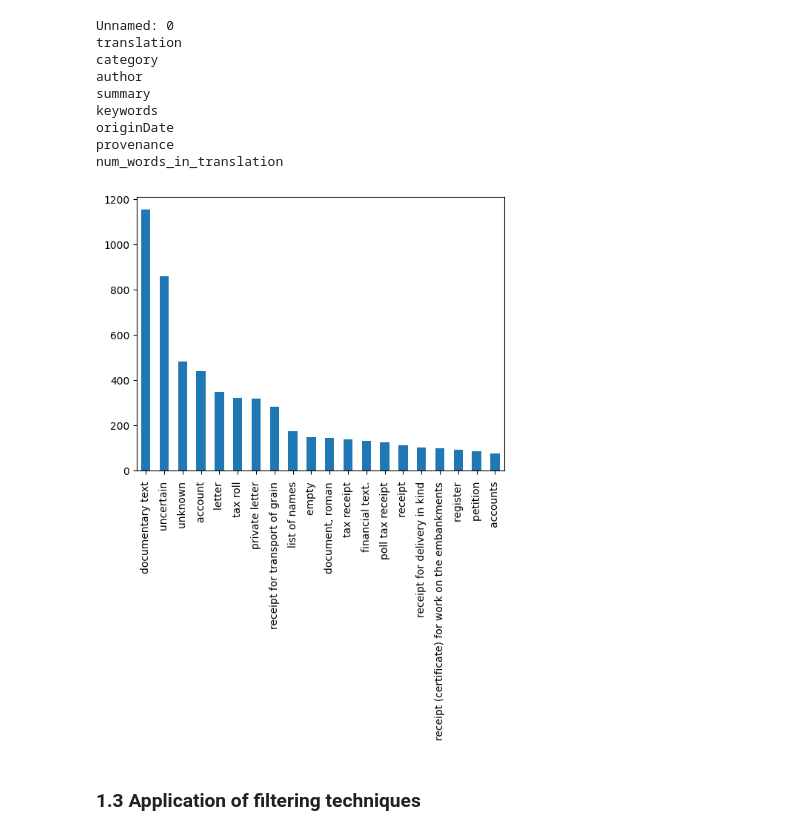
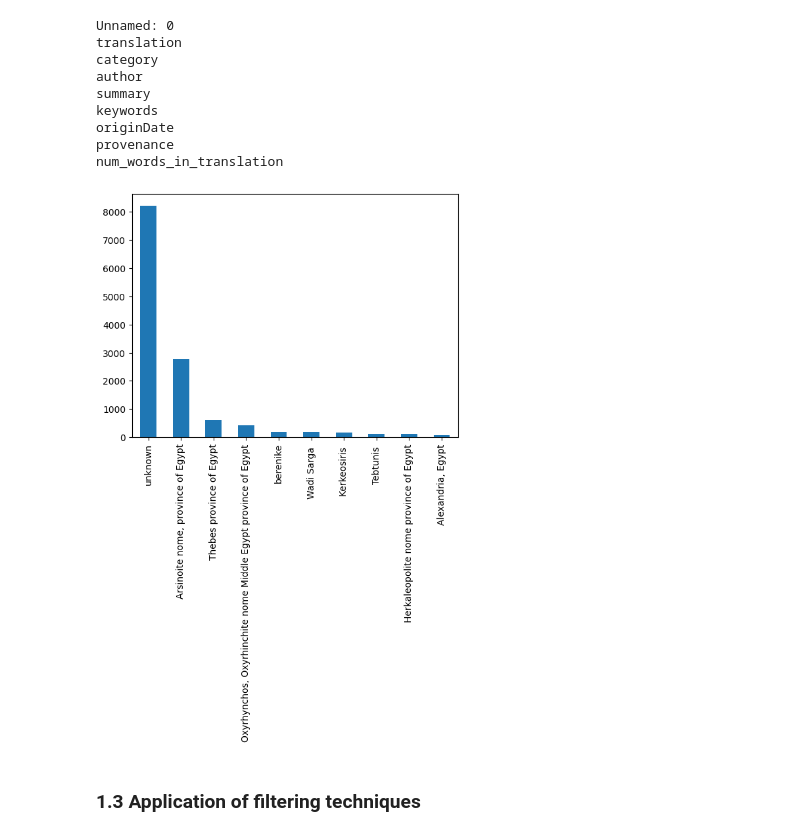
Before and after one commit to auwalsoe/encode_nlp_workshop_2023, a Jupyter notebook: notebooks/session_1_data_exploration.ipynb, the cells around one changed output. Cells and saved outputs as stored; diff of their text form; code cells hidden in the pictures.

```diff
--- a/notebooks/session_1_data_exploration.ipynb
+++ b/notebooks/session_1_data_exploration.ipynb
@@ -59,12 +74,12 @@ num_words_in_translation
 # %%
 ## Get frequencies of columns
 def plot_column_distribution(dataset, column_name, top_n):
     dataset[column_name].value_counts()[:top_n].plot(kind="bar")
 #data.category.value_counts()[:10].plot(kind='bar')
 
-plot_column_distribution(data, "category", 20)
+plot_column_distribution(data, "provenance", 10)
 # %% [output]
-[figure, old version]
+[figure, new version]
 # %% [markdown]
 ### 1.3 Application of filtering techniques
 # %%
```
Also changed, not shown: parts of 9 cells of this notebook, 1 other file.
